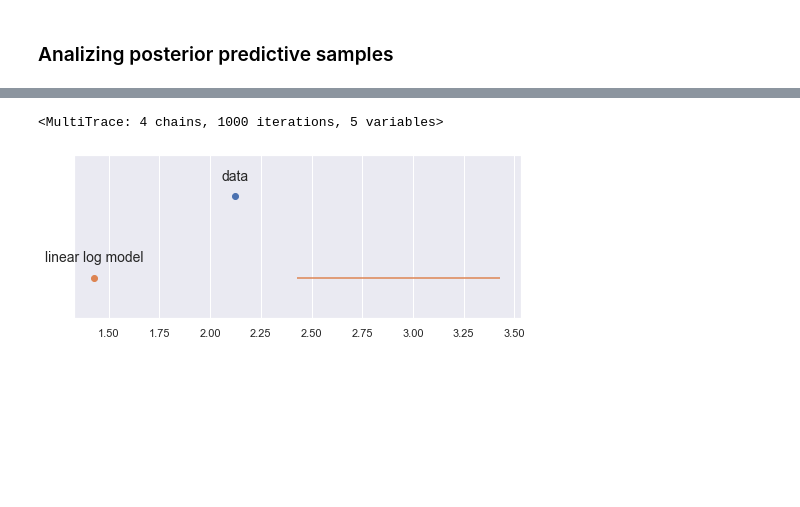
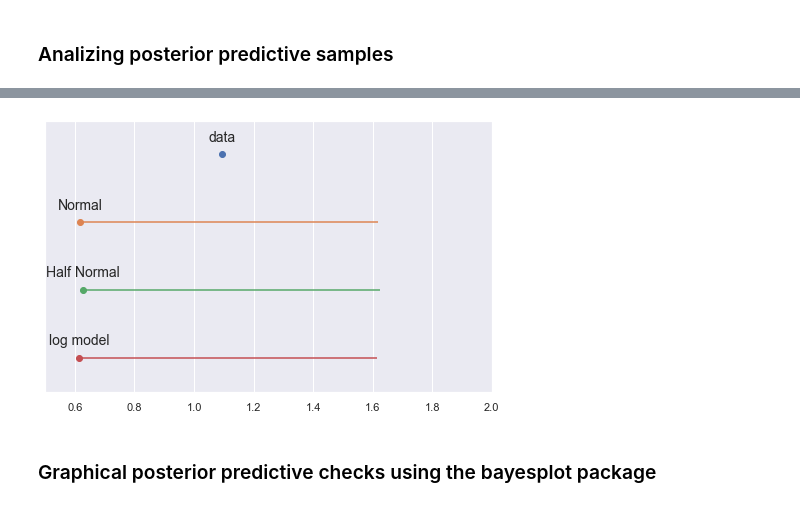
Before and after one commit to vanitoz/Bayesian-GLM-and-Multivariable-Linear-Regression, a Jupyter notebook: MLR_Starkist.ipynb, the cells around one changed output, grey strips where cells are left out. Drawn from its saved outputs; the diff is of its cells as text; code cells hidden in the pictures; blank space fills up the shorter version.

```diff
--- a/MLR_Starkist.ipynb
+++ b/MLR_Starkist.ipynb
@@ -50,3 +43,6 @@ data.head()
+# %%
+# Filter the rows where sum of the values = 0
+data = data[data.iloc[:,:-1].sum(axis=1)!=0]
 # %%
 target_distribution(data.TOTAL_CONV)
 # %% [output]
@@ -172,7 +164,7 @@ plt.show()
 # %%
 ## Look for predictions using posterior
 
-ppc = pm.sample_posterior_predictive(trace, samples=4000, model = model_mlr)
+ppc_normal = pm.sample_posterior_predictive(trace, samples=4000, model = model_mlr)
 # %% [output]
 [interactive output not drawn]
 # %%
@@ -196,7 +188,7 @@ with pm.Model() as model_mlr_halfnorm:
     alpha = pm.Normal('alpha', mu=0, sd=10)
 
     # Slope
-    beta = pm.HalfNormal('beta', sd =2, shape = len(data.columns[:-1]))
+    beta = pm.HalfNormal('beta', sd =40, shape = len(data.columns[:-1]))
 
     # Error term
     eps = pm.HalfCauchy('eps', 5)
@@ -457,20 +455,25 @@ for col in df_results_col[:10]:
 # for variable in normal_trace.varnames:
 #     model_formula += ' %0.2f * %s +' % (np.mean(normal_trace[variable]), variable)
 # ' '.join(model_formula.split(' ')[:-1])
-# %%
-trace_log
-# %% [output]
-<MultiTrace: 4 chains, 1000 iterations, 5 variables>
 # %%
-plt.figure(figsize=(8, 3))
-data = [y, np.round(ppc_log['conversion'][0])]
-labels = ['data', 'linear log model']
-for i, d in enumerate(data):
+plt.figure(figsize=(8, 5))
+ppc_data = [y,
+        ppc_normal['conversion'][0].astype(int),
+        ppc_halfnorm['conversion'][0].astype(int),
+        #ppc_IG['conversion'][0].astype(int),
+        ppc_log['conversion'][0].astype(int)
+       ]
+
+labels = ['data', 'Normal', 'Half Normal', 'log model']
+for i, d in enumerate(ppc_data):
     mean = d.mean()
     err = np.percentile(d, [25, 75])
     plt.errorbar(mean, -i, xerr=[[-err[0]], [err[1]]], fmt='o')
     plt.text(mean, -i+0.2, labels[i], ha='center', fontsize=14)
     plt.ylim([-i-0.5, 0.5])
+    plt.xlim([0.5, 2])
     plt.yticks([])
 # %% [output]
-[figure, old version]
+[figure, new version]
+# %% [markdown]
+### Graphical posterior predictive checks using the bayesplot package
```
Also changed, not shown: parts of 44 cells of this notebook, 1 other file.
